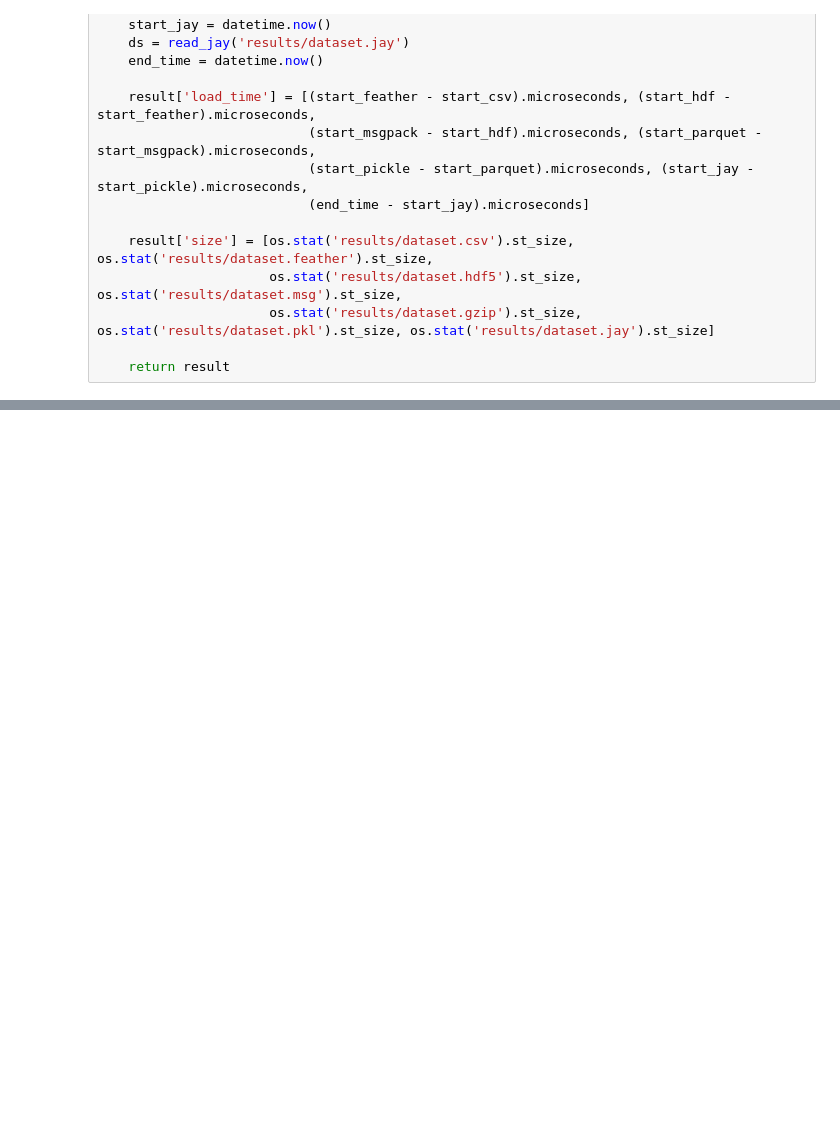
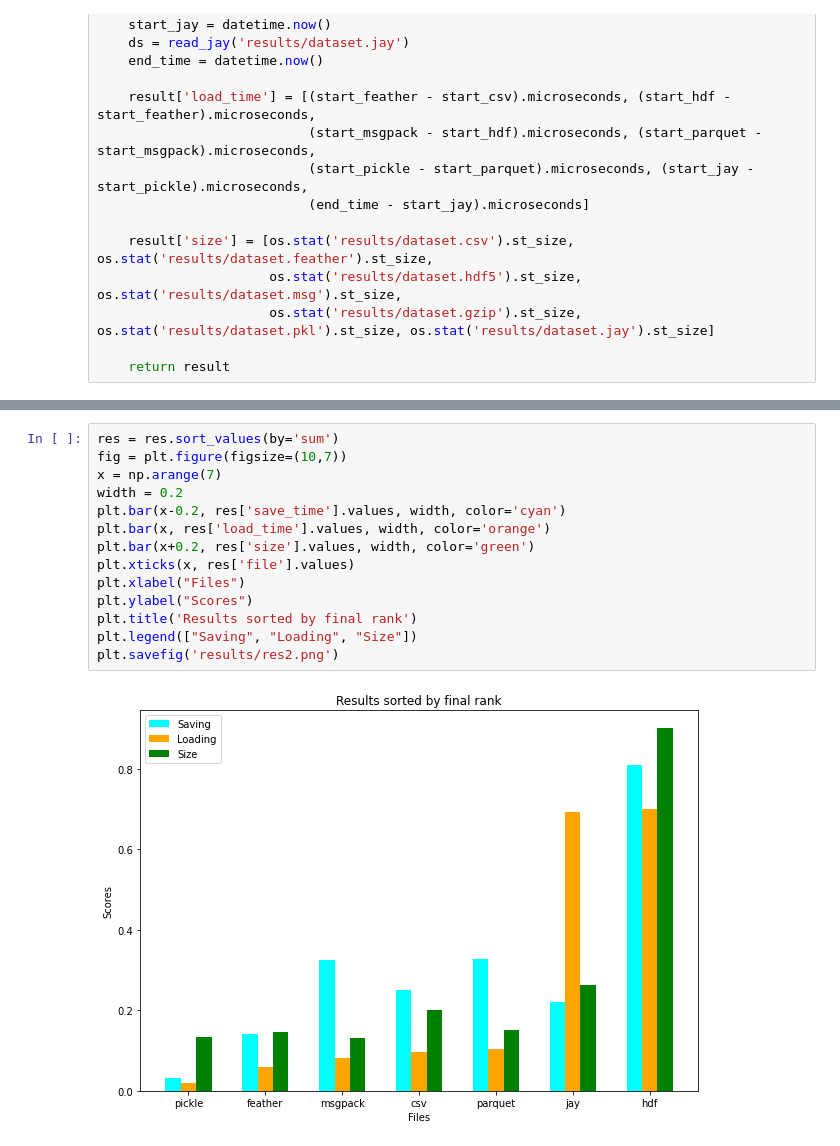
Before and after one commit to anastasiabubencova/start_task, a Jupyter notebook: start_task.ipynb, the cells around one changed output, grey strips where cells are left out. Saved outputs shown, nothing was run; the diff lists cells and outputs as text; blank space fills up the shorter version.

```diff
--- a/start_task.ipynb
+++ b/start_task.ipynb
@@ -201,0 +227,16 @@ plt.savefig('results/res1.png')
+# %%
+res = res.sort_values(by='sum')
+fig = plt.figure(figsize=(10,7))
+x = np.arange(7)
+width = 0.2
+plt.bar(x-0.2, res['save_time'].values, width, color='cyan')
+plt.bar(x, res['load_time'].values, width, color='orange')
+plt.bar(x+0.2, res['size'].values, width, color='green')
+plt.xticks(x, res['file'].values)
+plt.xlabel("Files")
+plt.ylabel("Scores")
+plt.title('Results sorted by final rank')
+plt.legend(["Saving", "Loading", "Size"])
+plt.savefig('results/res2.png')
+# %% [output]
+[figure, added]
```
Also changed, not shown: parts of 4 cells of this notebook, 10 other files.
